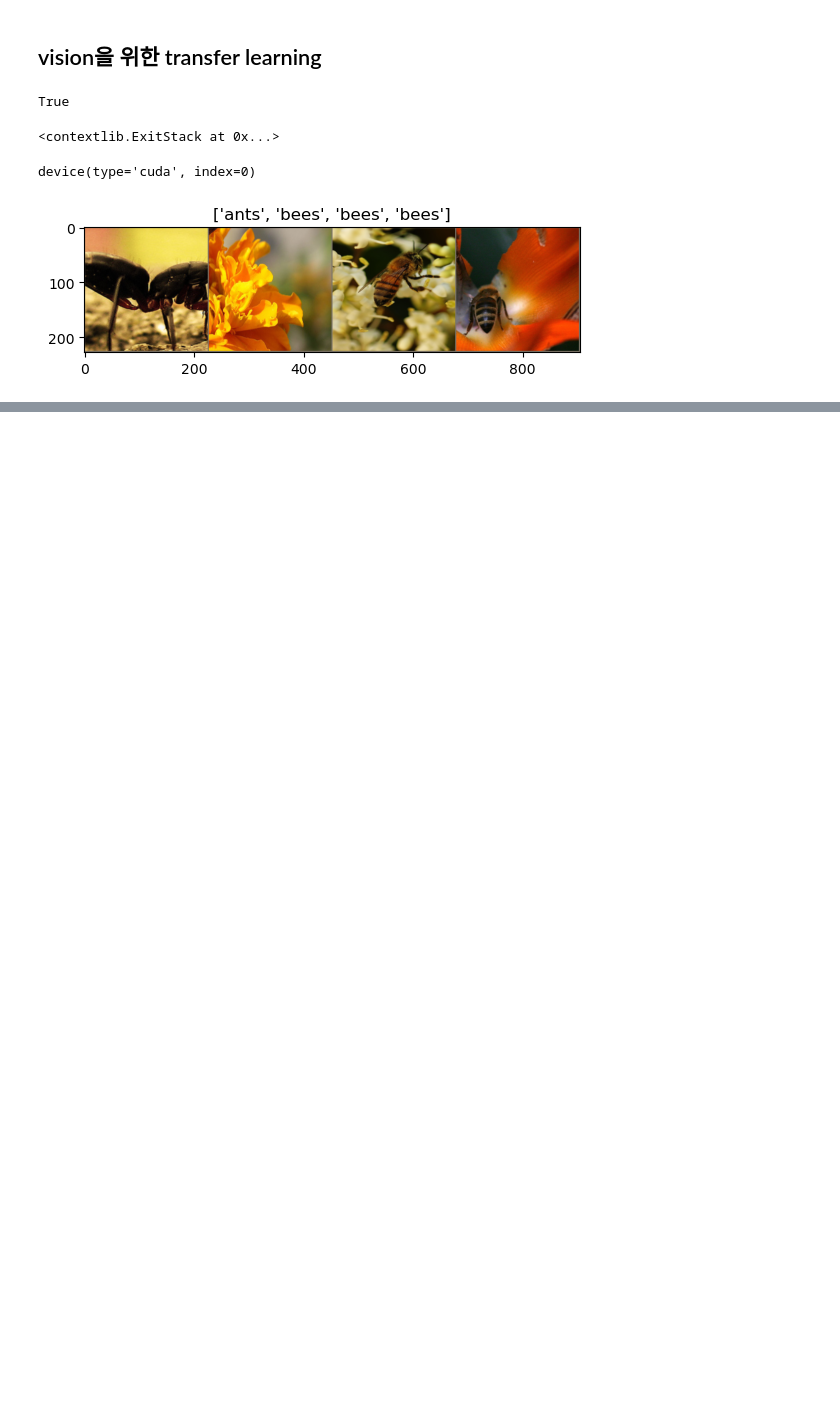
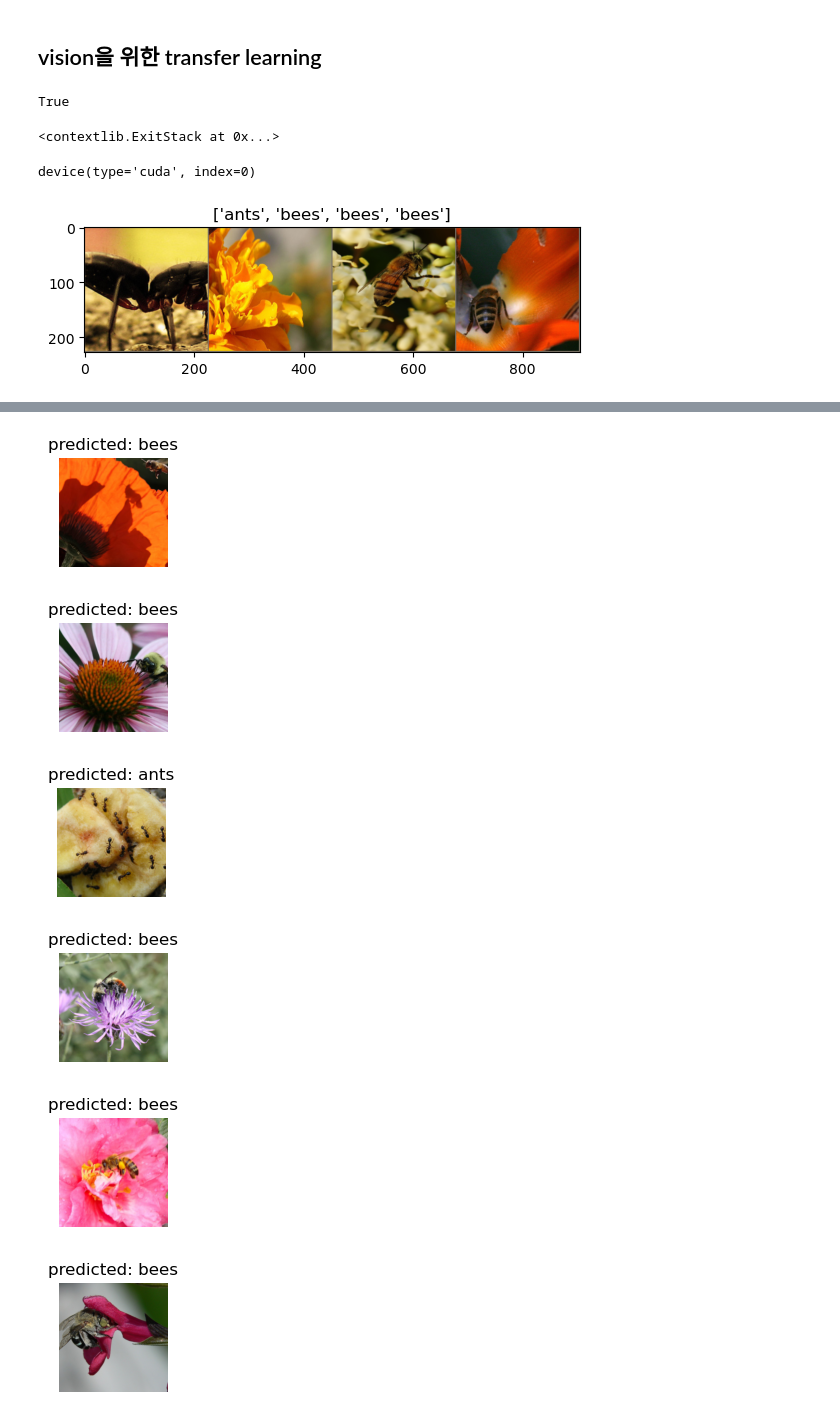
Before and after one commit to hongseoi/DeepLearning_prac, a Jupyter notebook: pytorch_tutorial/cv_transfer_learning.ipynb, the cells around one changed output, grey strips where cells are left out. Cells and saved outputs as stored; diff of their text form; code cells hidden in the pictures; blank space fills up the shorter version.

```diff
--- a/pytorch_tutorial/cv_transfer_learning.ipynb
+++ b/pytorch_tutorial/cv_transfer_learning.ipynb
@@ -205,0 +231,22 @@ AttributeError: module 'copy' has no attribute 'deepopy'
+# %%
+# 신경망 고정: 마지막 계층 제외 by requires_grad=False
+model_conv = torchvision.models.resnet18(weights='IMAGENET1K_V1')
+for param in model_conv.parameters():
+    param.requires_grad = False
+
+# 새로 생성된 모듈의 매개변수는 기본값이 requires_grad=True 임
+num_ftrs = model_conv.fc.in_features
+model_conv.fc = nn.Linear(num_ftrs, 2)
+
+model_conv = model_conv.to(device)
+
+criterion = nn.CrossEntropyLoss()
+
+# 이전과는 다르게 마지막 계층의 매개변수들만 최적화되는지 관찰
+optimizer_conv = optim.SGD(model_conv.fc.parameters(), lr=0.001, momentum=0.9)
+
+# 7 에폭마다 0.1씩 학습률 감소
+exp_lr_scheduler = lr_scheduler.StepLR(optimizer_conv, step_size=7, gamma=0.1)
+# %%
+model_conv = train_model(model_conv, criterion, optimizer_conv,
+                         exp_lr_scheduler, num_epochs=25)
@@ -205,0 +271,12 @@ AttributeError: module 'copy' has no attribute 'deepopy'
+# %%
+visualize_model(model_conv)
+
+plt.ioff()
+plt.show()
+# %% [output]
+[figure, added]
+[figure, added]
+[figure, added]
+[figure, added]
+[figure, added]
+[figure, added]
```
Also changed, not shown: parts of 4 cells of this notebook, 4 other files.
